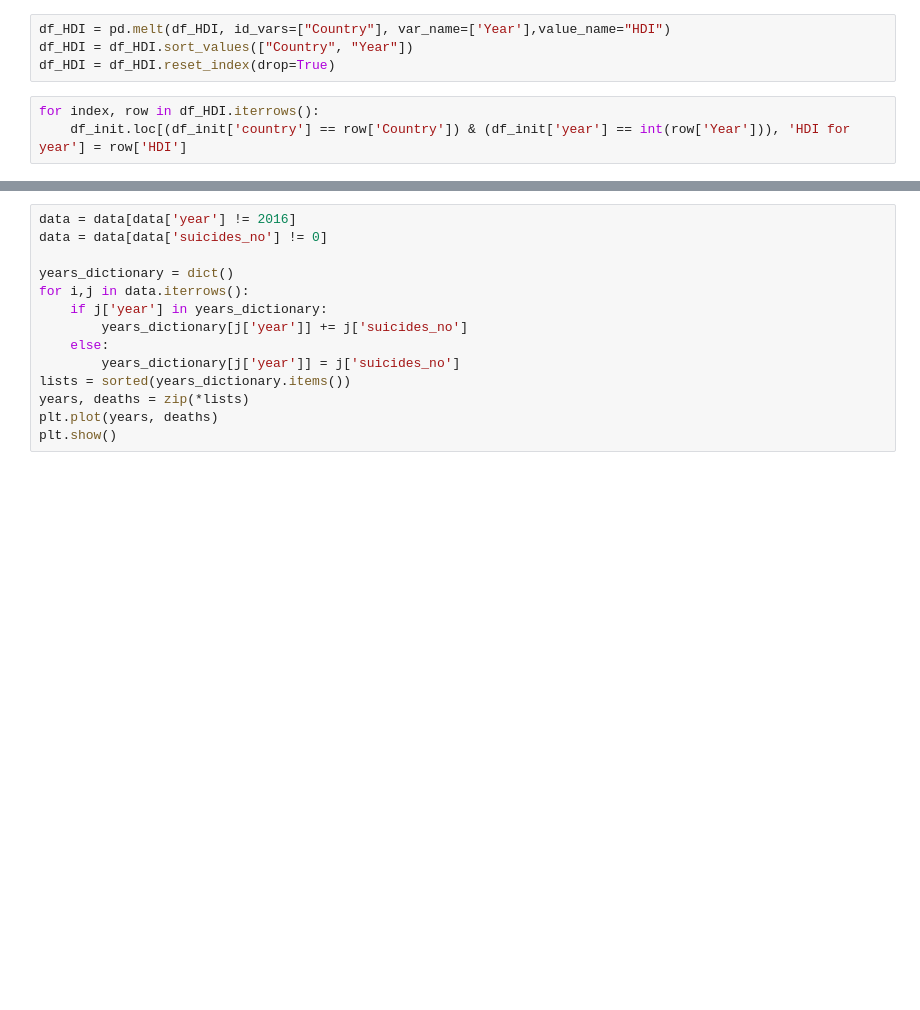
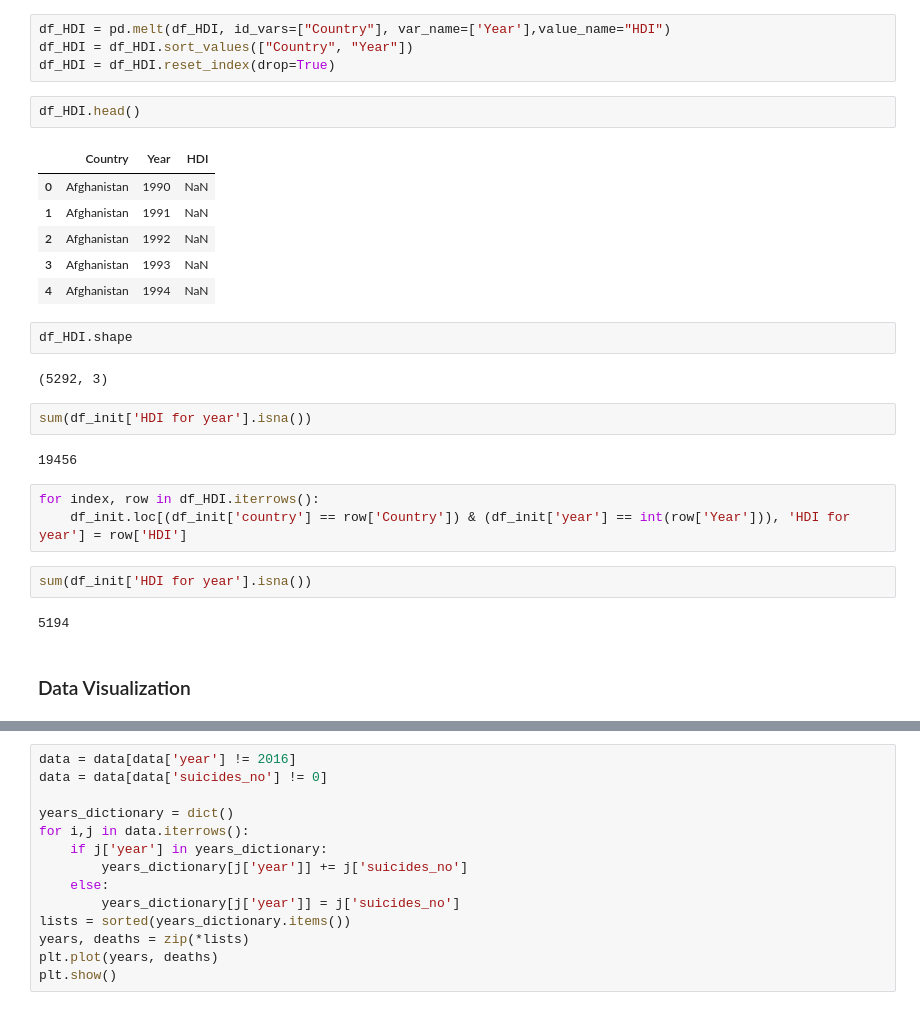
Before and after one commit to jbhesania/COGS108_26, a Jupyter notebook: DataExploration.ipynb, the cells around one changed output, grey strips where cells are left out. Cells and saved outputs as stored; diff of their text form; blank space fills up the shorter version.

```diff
--- a/DataExploration.ipynb
+++ b/DataExploration.ipynb
@@ -91,9 +110,32 @@ df_HDI.Country = df_HDI.Country.str.lstrip()
 df_HDI = pd.melt(df_HDI, id_vars=["Country"], var_name=['Year'],value_name="HDI")
 df_HDI = df_HDI.sort_values(["Country", "Year"])
 df_HDI = df_HDI.reset_index(drop=True)
+# %%
+df_HDI.head()
+# %% [output]
+|  | Country | Year | HDI |
+| 0 | Afghanistan | 1990 | NaN |
+| 1 | Afghanistan | 1991 | NaN |
+| 2 | Afghanistan | 1992 | NaN |
+| 3 | Afghanistan | 1993 | NaN |
+| 4 | Afghanistan | 1994 | NaN |
+# %%
+df_HDI.shape
+# %% [output]
+(5292, 3)
+# %%
+sum(df_init['HDI for year'].isna())
+# %% [output]
+19456
 # %%
 for index, row in df_HDI.iterrows():
     df_init.loc[(df_init['country'] == row['Country']) & (df_init['year'] == int(row['Year'])), 'HDI for year'] = row['HDI']
+# %%
+sum(df_init['HDI for year'].isna())
+# %% [output]
+5194
+# %% [markdown]
+### Data Visualization
 # %%
 data = df_init
 
```
Also changed, not shown: parts of 21 cells of this notebook, 2 other files.
